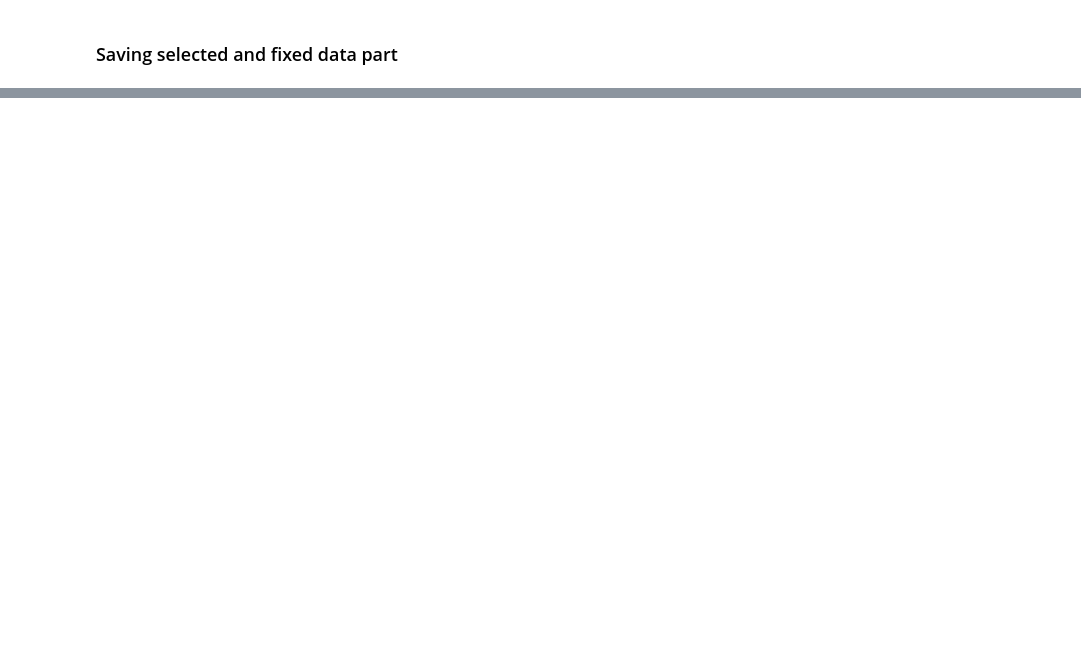
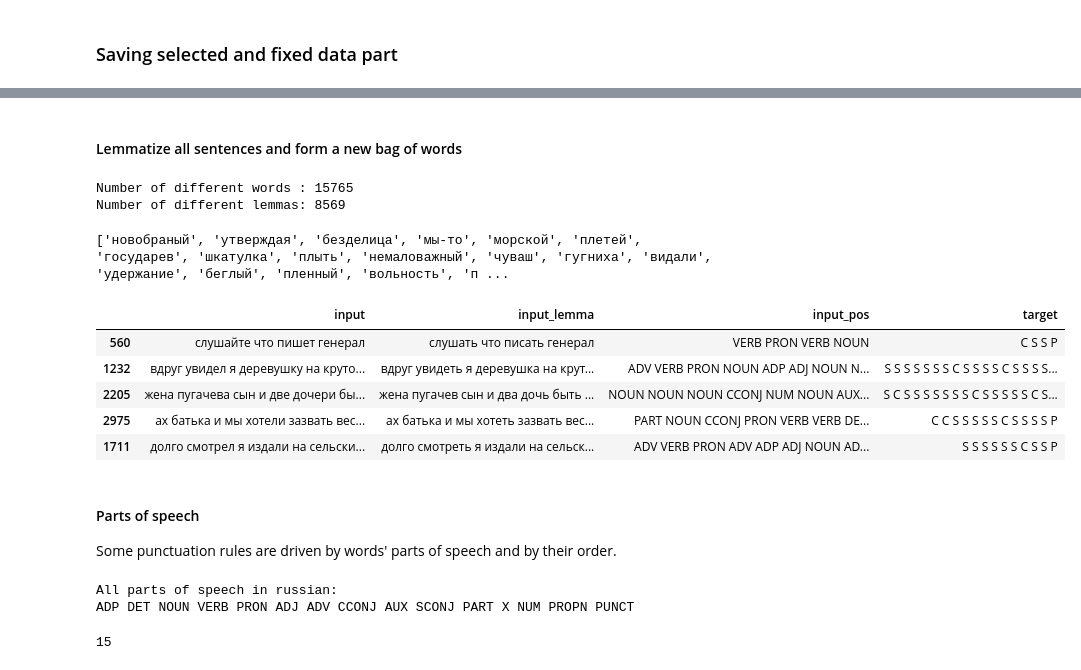
Before and after one commit to Den4S/mini-projects, a Jupyter notebook: itmo_nlp-course-24/eda/eda_pushkin.ipynb, the cells around one changed output, grey strips where cells are left out. Saved outputs shown, nothing was run; the diff lists cells and outputs as text; code cells hidden in the pictures; blank space fills up the shorter version.

Commit message:
data preparation edited, pushkin eda fixed, random baseline added

```diff
--- a/itmo_nlp-course-24/eda/eda_pushkin.ipynb
+++ b/itmo_nlp-course-24/eda/eda_pushkin.ipynb
@@ -371,0 +422,21 @@ pushkin_data_df[['input', 'target']].to_csv(os.path.join(prepared_dir, filename_
+# %%
+segmenter = Segmenter()
+morph_vocab = MorphVocab()
+
+emb = NewsEmbedding()
+morph_tagger = NewsMorphTagger(emb)
+syntax_parser = NewsSyntaxParser(emb)
+ner_tagger = NewsNERTagger(emb)
+
+names_extractor = NamesExtractor(morph_vocab)
+# %%
+# sent_ex = 'кирила петрович взбесился насилу князь мог уговорить его не показывать маше и виду что он уведомлен о ее письме'
+sent_ex = 'как увидишь его страх и трепет и краплет пот  а спина-то сама так и гнется так и гнется'
+
+doc_ex = Doc(sent_ex)
+
+doc_ex.segment(segmenter)
+doc_ex.tag_morph(morph_tagger)
+# %%
+for token in doc_ex.tokens:
+    token.lemmatize(morph_vocab)
@@ -371,0 +475,2 @@ pushkin_data_df[['input', 'target']].to_csv(os.path.join(prepared_dir, filename_
+# %% [markdown]
+#### Lemmatize all sentences and form a new bag of words
@@ -371,0 +518,24 @@ pushkin_data_df[['input', 'target']].to_csv(os.path.join(prepared_dir, filename_
+# %%
+print(f'Number of different words : {len(bag_of_words)}')
+print(f'Number of different lemmas: {len(bag_of_lemmas)}')
+# %% [output]
+Number of different words : 15765
+Number of different lemmas: 8569
+# %%
+print(random.sample(bag_of_lemmas, 50))  # random 50 lemmas
+# %% [output]
+['новобраный', 'утверждая', 'безделица', 'мы-то', 'морской', 'плетей', 'государев', 'шкатулка', 'плыть', 'немаловажный', 'чуваш', 'гугниха', 'видали', 'удержание', 'беглый', 'пленный', 'вольность', 'п ...
+# %%
+# add another forms of input in dataframe
+pushkin_data_df['input_lemma'] = all_lemmas_inputs
+pushkin_data_df['input_pos'] = all_pos_inputs
+# %%
+pushkin_data_df = pushkin_data_df[sorted(pushkin_data_df.columns.values)]
+pushkin_data_df.sample(5)
+# %% [output]
+|  | input | input_lemma | input_pos | target |
+| 560 | слушайте что пишет генерал | слушать что писать генерал | VERB PRON VERB NOUN | C S S P |
+| 1232 | вдруг увидел я деревушку на круто... | вдруг увидеть я деревушка на крут... | ADV VERB PRON NOUN ADP ADJ NOUN N... | S S S S S S S C S S S S C S S S S... |
+| 2205 | жена пугачева сын и две дочери бы... | жена пугачев сын и два дочь быть ... | NOUN NOUN NOUN CCONJ NUM NOUN AUX... | S C S S S S S S S C S S S S S C S... |
+| 2975 | ах батька и мы хотели зазвать вес... | ах батька и мы хотеть зазвать вес... | PART NOUN CCONJ PRON VERB VERB DE... | C C S S S S S C S S S S P |
+| 1711 | долго смотрел я издали на сельски... | долго смотреть я издали на сельск... | ADV VERB PRON ADV ADP ADJ NOUN AD... | S S S S S S C S S P |
@@ -371,0 +545,14 @@ pushkin_data_df[['input', 'target']].to_csv(os.path.join(prepared_dir, filename_
+# %% [markdown]
+#### Parts of speech
+
+Some punctuation rules are driven by words' parts of speech and by their order.
+# %%
+print('All parts of speech in russian:')
+print(*bag_of_pos)
+# %% [output]
+All parts of speech in russian:
+ADP DET NOUN VERB PRON ADJ ADV CCONJ AUX SCONJ PART X NUM PROPN PUNCT
+# %%
+len(bag_of_pos)  # as a aseline we will try to use `sequences of parts of speech` as input
+# %% [output]
+15
```
Also changed, not shown: parts of 20 cells of this notebook, 11 other files.
